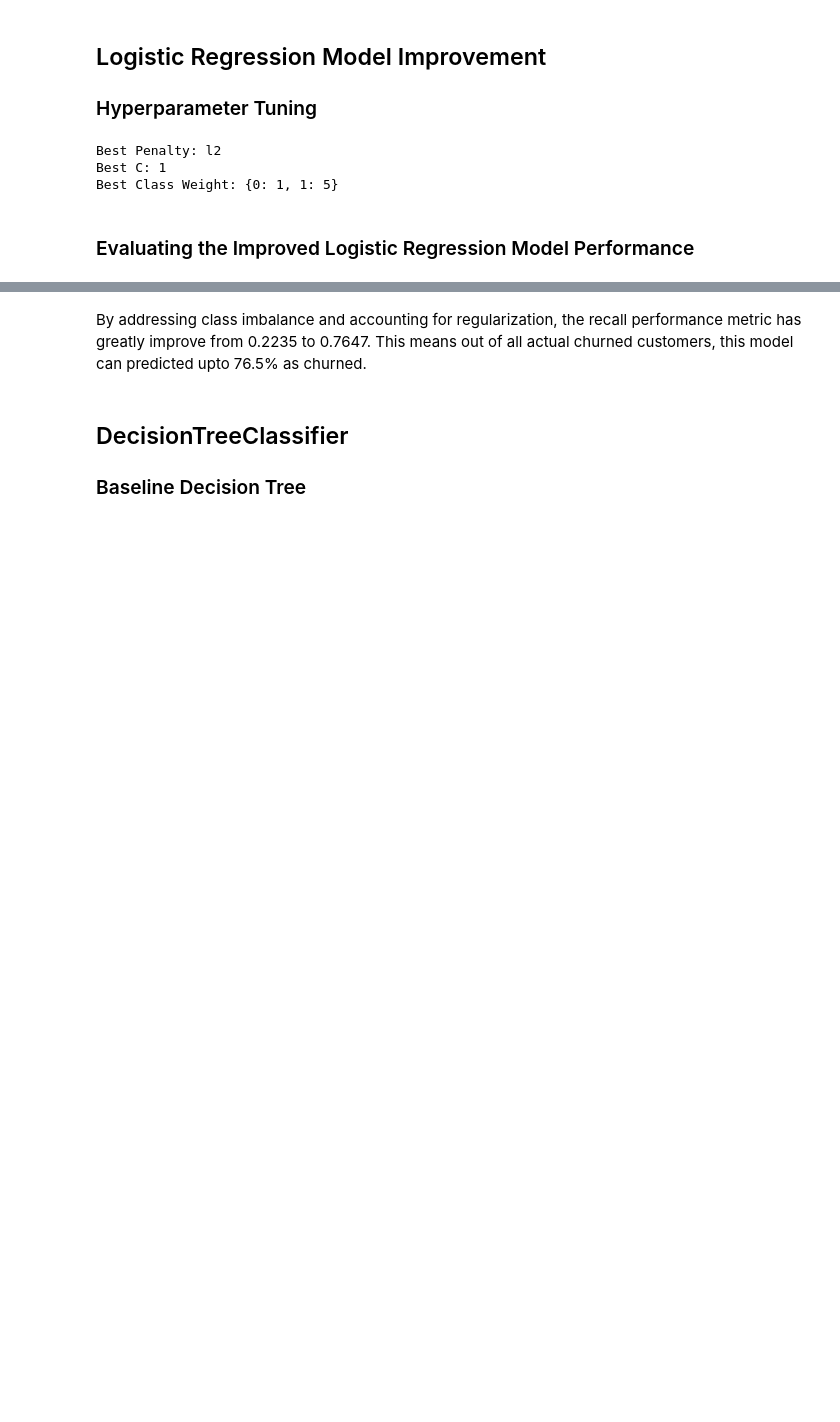
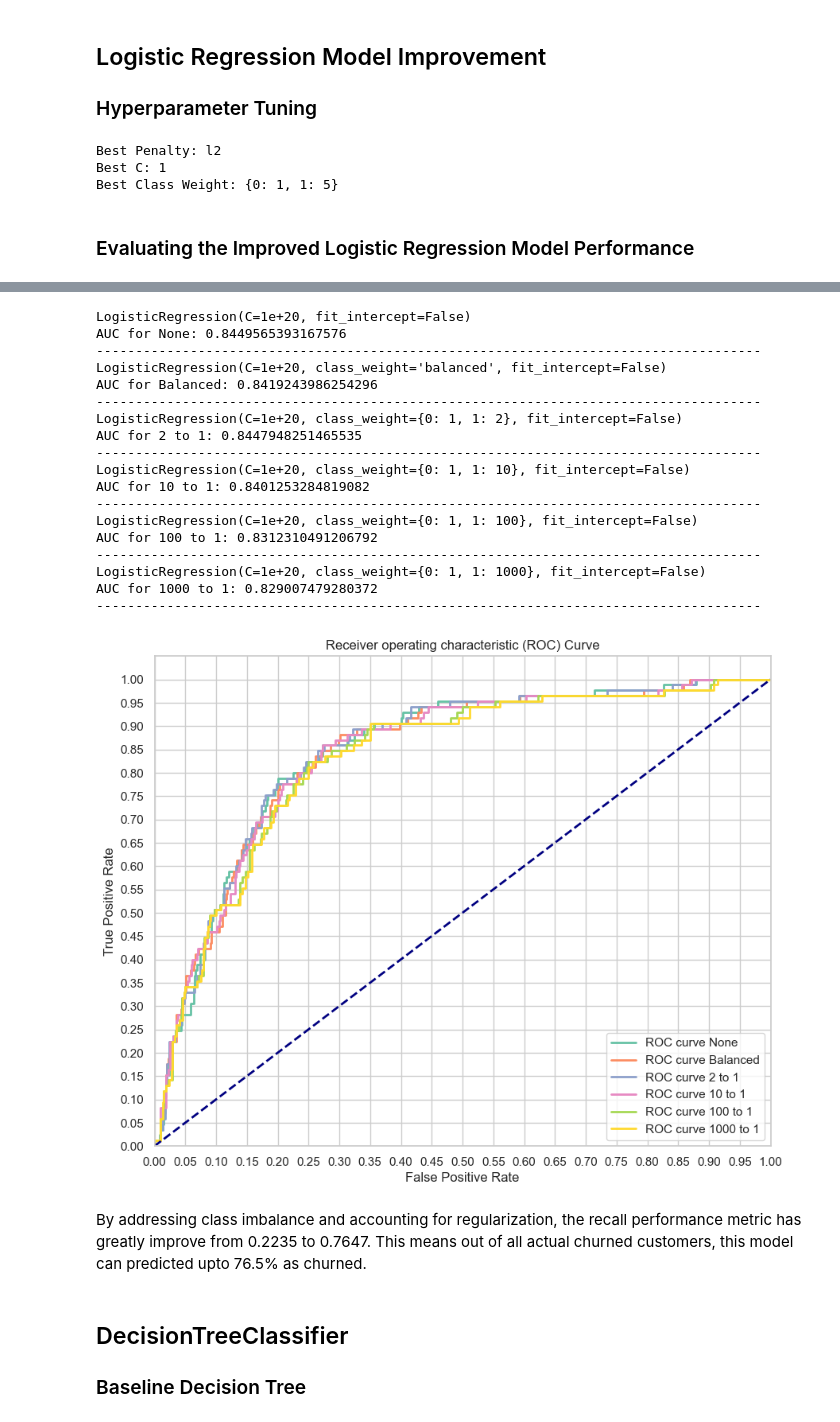
Before and after one commit to MbuguaKanai/phase_3_group_7_project, a Jupyter notebook: student (6) (1).ipynb, the cells around one changed output, grey strips where cells are left out. Saved outputs shown, nothing was run; the diff lists cells and outputs as text; code cells hidden in the pictures; blank space fills up the shorter version.

```diff
--- a/student (6) (1).ipynb
+++ b/student (6) (1).ipynb
@@ -671,3 +655,61 @@ F1-score: 0.4779411764705882
+# %%
+# Now let's compare a few different regularization performances on the dataset:
+weights = [None, 'balanced', {1:2, 0:1}, {1:10, 0:1}, {1:100, 0:1}, {1:1000, 0:1}]
+names = ['None', 'Balanced', '2 to 1', '10 to 1', '100 to 1', '1000 to 1']
+colors = sns.color_palette('Set2')
+
+plt.figure(figsize=(10,8))
+
+for n, weight in enumerate(weights):
+    # Fit a model
+    logreg = LogisticRegression(fit_intercept=False, C=1e20, class_weight=weight, solver='lbfgs')
+    model_log = logreg.fit(X_train_scaled, y_train)
+    print(model_log)
+
+    # Predict
+    y_hat_test = logreg.predict(X_test_scaled)
+
+    y_score = logreg.fit(X_train_scaled, y_train).decision_function(X_test_scaled)
+
+    fpr, tpr, thresholds = roc_curve(y_test, y_score)
+
+    print('AUC for {}: {}'.format(names[n], auc(fpr, tpr)))
+    print('-------------------------------------------------------------------------------------')
+    lw = 2
+    plt.plot(fpr, tpr, color=colors[n],
+             lw=lw, label='ROC curve {}'.format(names[n]))
+
+plt.plot([0, 1], [0, 1], color='navy', lw=lw, linestyle='--')
+plt.xlim([0.0, 1.0])
+plt.ylim([0.0, 1.05])
+
+plt.yticks([i/20.0 for i in range(21)])
+plt.xticks([i/20.0 for i in range(21)])
+plt.xlabel('False Positive Rate')
+plt.ylabel('True Positive Rate')
+plt.title('Receiver operating characteristic (ROC) Curve')
+plt.legend(loc='lower right')
+plt.show()
+# %% [output]
+LogisticRegression(C=1e+20, fit_intercept=False)
+AUC for None: 0.8449565393167576
+-------------------------------------------------------------------------------------
+LogisticRegression(C=1e+20, class_weight='balanced', fit_intercept=False)
+AUC for Balanced: 0.8419243986254296
+-------------------------------------------------------------------------------------
+LogisticRegression(C=1e+20, class_weight={0: 1, 1: 2}, fit_intercept=False)
+AUC for 2 to 1: 0.8447948251465535
+-------------------------------------------------------------------------------------
+LogisticRegression(C=1e+20, class_weight={0: 1, 1: 10}, fit_intercept=False)
+AUC for 10 to 1: 0.8401253284819082
+-------------------------------------------------------------------------------------
+LogisticRegression(C=1e+20, class_weight={0: 1, 1: 100}, fit_intercept=False)
+AUC for 100 to 1: 0.8312310491206792
+-------------------------------------------------------------------------------------
+LogisticRegression(C=1e+20, class_weight={0: 1, 1: 1000}, fit_intercept=False)
+AUC for 1000 to 1: 0.829007479280372
+-------------------------------------------------------------------------------------
+[figure, added]
 # %% [markdown]
 By addressing class imbalance and accounting for regularization, the recall performance metric has greatly improve from 0.2235 to 0.7647. This means out of all actual churned customers, this model can predicted upto 76.5% as churned.
 # %% [markdown]
```
Also changed, not shown: parts of 17 cells of this notebook.
